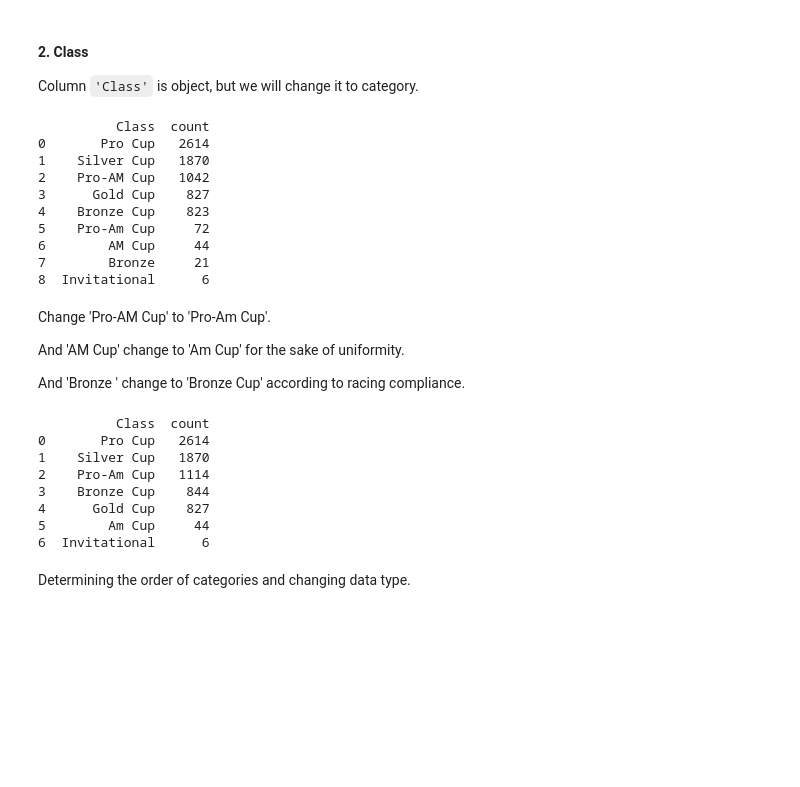
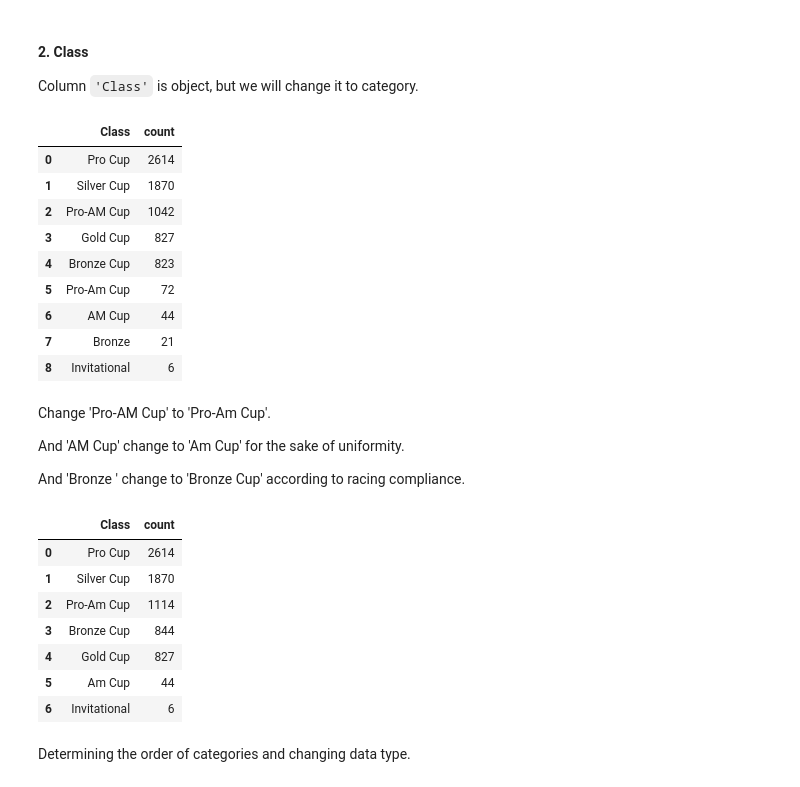
Before and after one commit to S0la1re/GT-World-Challenge-Europe-Data-Analysis, a Jupyter notebook: data_preparation.ipynb, the cells around one changed output. Cells and saved outputs as stored; diff of their text form; code cells hidden in the pictures; blank space fills up the shorter version.

```diff
--- a/data_preparation.ipynb
+++ b/data_preparation.ipynb
@@ -161,18 +161,18 @@ all_races.loc[:, 'Pos'] = all_races['Pos'].astype('int64')
 #### 2. Class
 Column `'Class'` is object, but we will change it to category.
 # %%
-print(all_races['Class'].value_counts().reset_index())
+all_races['Class'].value_counts().reset_index()
 # %% [output]
-          Class  count
-0       Pro Cup   2614
-1    Silver Cup   1870
-2    Pro-AM Cup   1042
-3      Gold Cup    827
-4    Bronze Cup    823
-5    Pro-Am Cup     72
-6        AM Cup     44
-7        Bronze     21
-8  Invitational      6
+|  | Class | count |
+| 0 | Pro Cup | 2614 |
+| 1 | Silver Cup | 1870 |
+| 2 | Pro-AM Cup | 1042 |
+| 3 | Gold Cup | 827 |
+| 4 | Bronze Cup | 823 |
+| 5 | Pro-Am Cup | 72 |
+| 6 | AM Cup | 44 |
+| 7 | Bronze | 21 |
+| 8 | Invitational | 6 |
 # %% [markdown]
 Change 'Pro-AM Cup' to 'Pro-Am Cup'.
 
@@ -182,16 +182,16 @@ And 'Bronze ' change to 'Bronze Cup' according to racing compliance.
 # %%
 all_races['Class'] = all_races['Class'].replace({'Pro-AM Cup': 'Pro-Am Cup', 'AM Cup': 'Am Cup', 'Bronze': 'Bronze Cup'})
 
-print(all_races['Class'].value_counts().reset_index())
+all_races['Class'].value_counts().reset_index()
 # %% [output]
-          Class  count
-0       Pro Cup   2614
-1    Silver Cup   1870
-2    Pro-Am Cup   1114
-3    Bronze Cup    844
-4      Gold Cup    827
-5        Am Cup     44
-6  Invitational      6
+|  | Class | count |
+| 0 | Pro Cup | 2614 |
+| 1 | Silver Cup | 1870 |
+| 2 | Pro-Am Cup | 1114 |
+| 3 | Bronze Cup | 844 |
+| 4 | Gold Cup | 827 |
+| 5 | Am Cup | 44 |
+| 6 | Invitational | 6 |
 # %% [markdown]
 Determining the order of categories and changing data type.
 # %%
```
Also changed, not shown: parts of 5 cells of this notebook.
